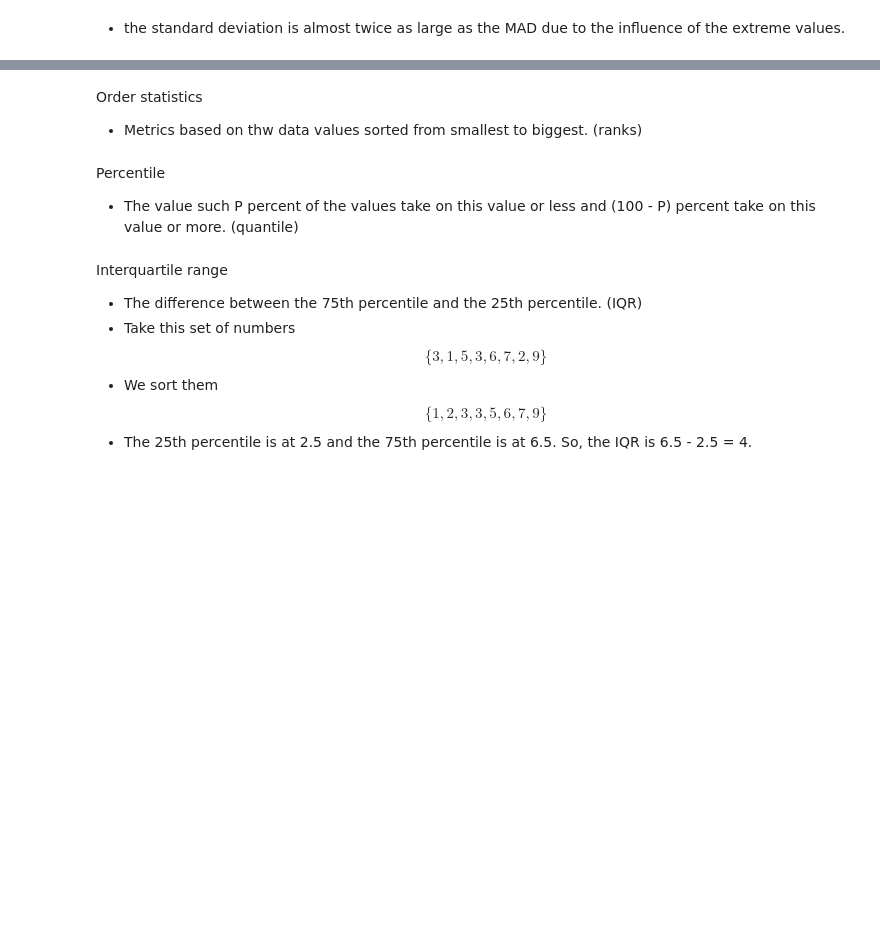
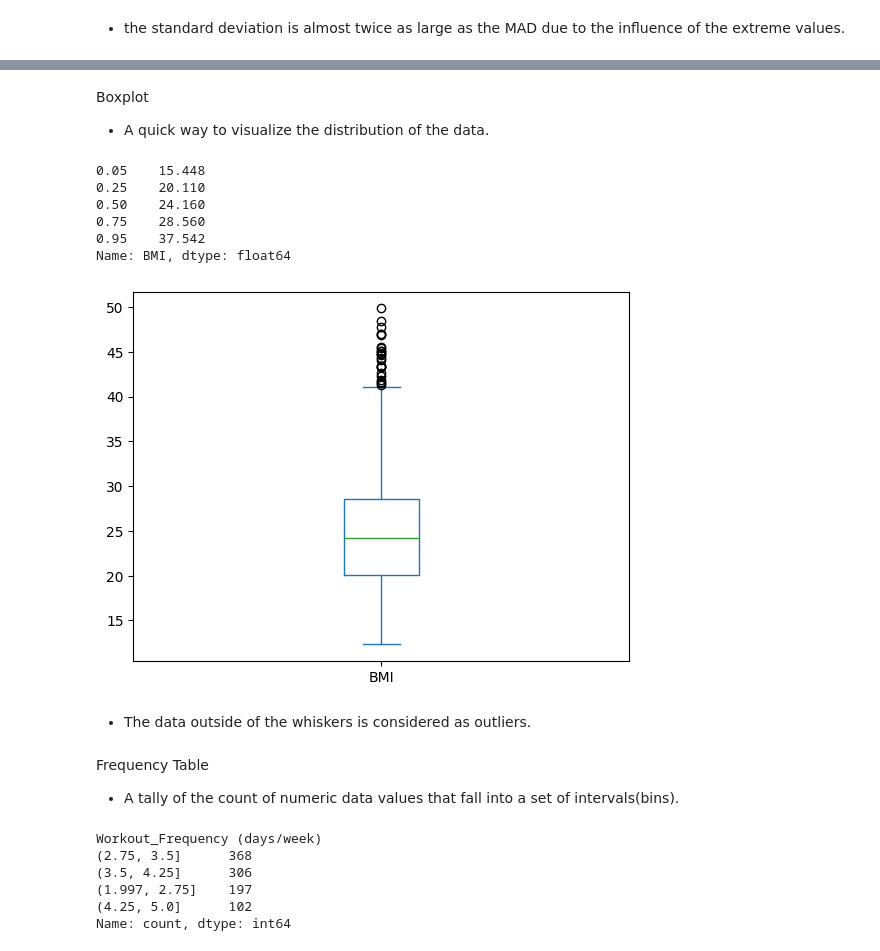
Before and after one commit to lucaspinheiro27/Statistics, a Jupyter notebook: Jupyter_notebooks/Gym_members.ipynb, the cells around one changed output, grey strips where cells are left out. Drawn from its saved outputs; the diff is of its cells as text; code cells hidden in the pictures; blank space fills up the shorter version.

```diff
--- a/Jupyter_notebooks/Gym_members.ipynb
+++ b/Jupyter_notebooks/Gym_members.ipynb
@@ -148,18 +167,32 @@ Range
-# %% [markdown]
-Order statistics
-* Metrics based on thw data values sorted from smallest to biggest. (ranks)
-# %% [markdown]
-Percentile
-* The value such P percent of the values take on this value or less and (100 - P) percent take on this value or more. (quantile)
-# %% [markdown]
-Interquartile range
-* The difference between the 75th percentile and the 25th percentile. (IQR)
-* Take this set of numbers
-$$
-\{3,1,5,3,6,7,2,9\}
-$$
-* We sort them
-$$
-\{1,2,3,3,5,6,7,9\}
-$$
-* The 25th percentile is at 2.5 and the 75th percentile is at 6.5. So, the IQR is 6.5 - 2.5 = 4.
+# %% [markdown]
+Boxplot
+* A quick way to visualize the distribution of the data.
+# %%
+percentiles = gym['BMI'].quantile([0.05, 0.25, 0.5, 0.75, 0.95])
+percentiles
+# %% [output]
+0.05    15.448
+0.25    20.110
+0.50    24.160
+0.75    28.560
+0.95    37.542
+Name: BMI, dtype: float64
+# %%
+ax = gym['BMI'].plot(kind='box')
+# %% [output]
+[figure, added]
+# %% [markdown]
+* The data outside of the whiskers is considered as outliers.
+# %% [markdown]
+Frequency Table
+* A tally of the count of numeric data values that fall into a set of intervals(bins).
+# %%
+frequency_table = pd.cut(gym['Workout_Frequency (days/week)'], 4)
+frequency_table.value_counts()
+# %% [output]
+Workout_Frequency (days/week)
+(2.75, 3.5]      368
+(3.5, 4.25]      306
+(1.997, 2.75]    197
+(4.25, 5.0]      102
+Name: count, dtype: int64
```
Also changed, not shown: parts of 10 cells of this notebook.
